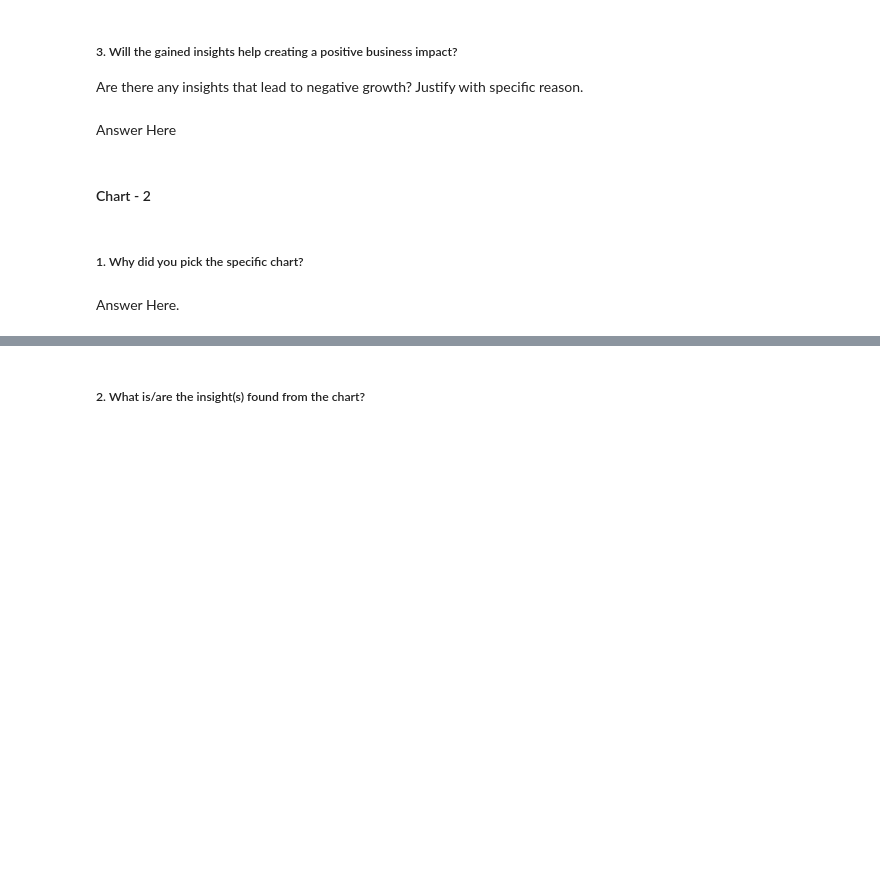
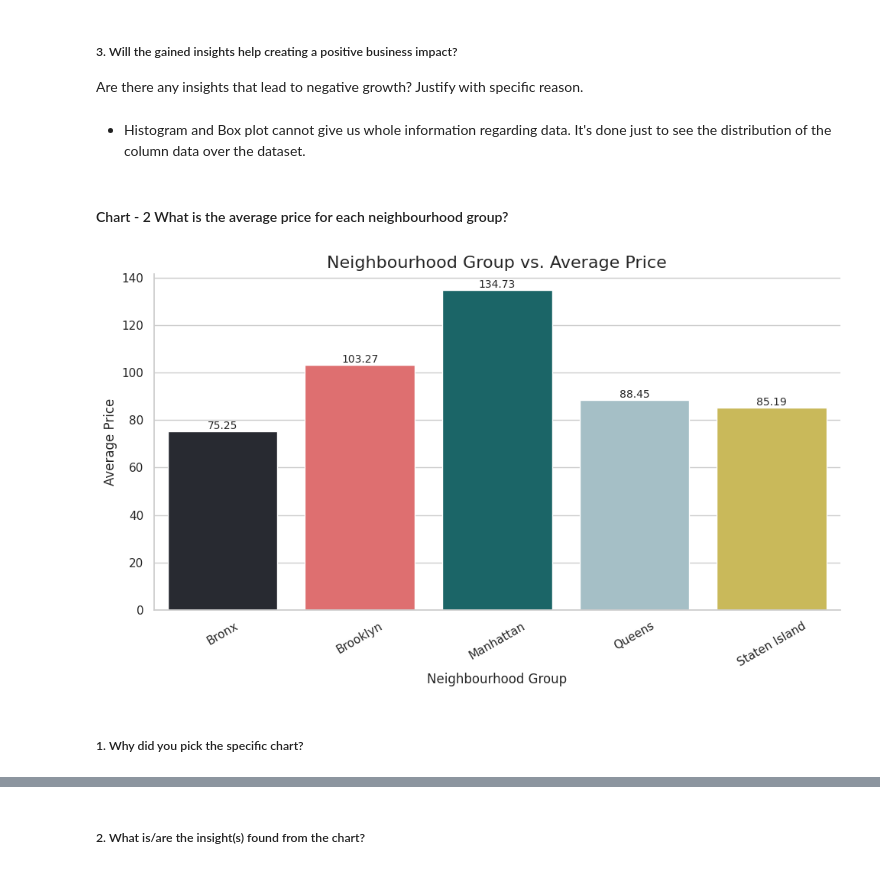
Before and after one commit to rauman43/Sample-EDA-Airbnb, a Jupyter notebook: Capstone_Project_AIRBNB_Sample_EDA_Submission_Template.ipynb, the cells around one changed output, grey strips where cells are left out. Cells and saved outputs as stored; diff of their text form; code cells hidden in the pictures; blank space fills up the shorter version.

```diff
--- a/Capstone_Project_AIRBNB_Sample_EDA_Submission_Template.ipynb
+++ b/Capstone_Project_AIRBNB_Sample_EDA_Submission_Template.ipynb
@@ -522,7 +562,3 @@ Answer Here
 # %% [markdown]
 ##### 3. Will the gained insights help creating a positive business impact?
 Are there any insights that lead to negative growth? Justify with specific reason.
-# %% [markdown]
-Answer Here
-# %% [markdown]
-#### Chart - 2
@@ -531,4 +565,37 @@ Answer Here
+# %% [markdown]
+*  Histogram and Box plot cannot give us whole information regarding data. It's done just to see the distribution of the column data over the dataset.
+# %% [markdown]
+#### Chart - 2   What is the average price for each neighbourhood group?
+# %%
+# Chart - 2 visualization code
+# Group the dataset by "Neighbourhood group" and calculate the average price
+neighborhood_avg_price = df2.groupby('neighbourhood_group')['price'].mean()
+
+# Set the style of the plot
+sns.set(style="whitegrid")
+
+# Create a bar plot with custom color palette
+plt.figure(figsize=(10, 6))
+colors = ['#272932', '#f05d5e', '#0f7173', '#9fc2cc', '#dbc648']
+ax = sns.barplot(x=neighborhood_avg_price.index, y=neighborhood_avg_price, palette=colors)
+
+# Set the title and axis labels
+plt.title('Neighbourhood Group vs. Average Price', fontsize=16)
+plt.xlabel('Neighbourhood Group', fontsize=12)
+plt.ylabel('Average Price', fontsize=12)
+plt.xticks(rotation=30)
+
+# Add value labels on top of each bar
+for p in ax.patches:
+    ax.annotate(format(p.get_height(), '.2f'), (p.get_x() + p.get_width() / 2., p.get_height()), ha='center', va='center', xytext=(0, 5), textcoords='offset points', fontsize=10)
+
+# Remove the top and right spines
+sns.despine()
+
+#display the plot
+plt.tight_layout()
+plt.show()
+# %% [output]
+[figure, added]
 # %% [markdown]
 ##### 1. Why did you pick the specific chart?
-# %% [markdown]
-Answer Here.
```
Also changed, not shown: parts of 45 cells of this notebook.
